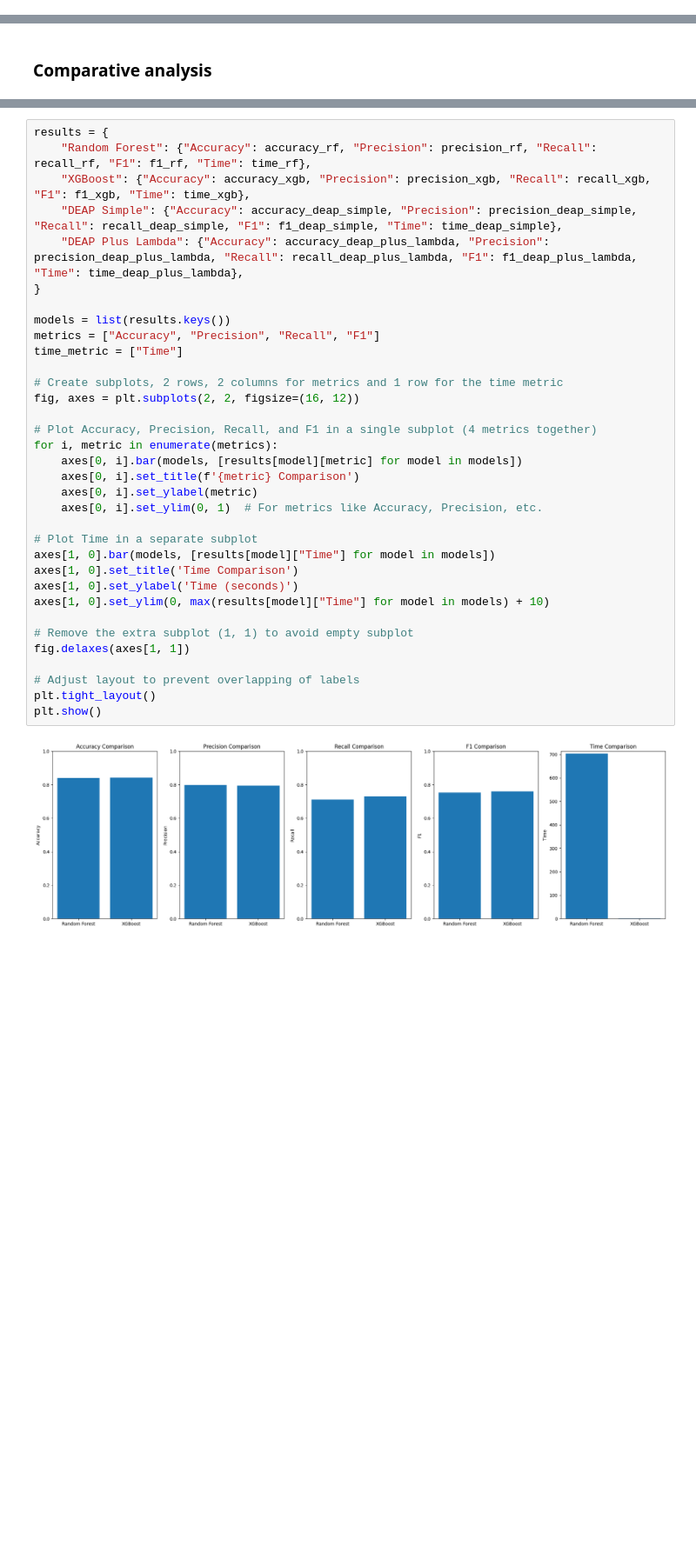
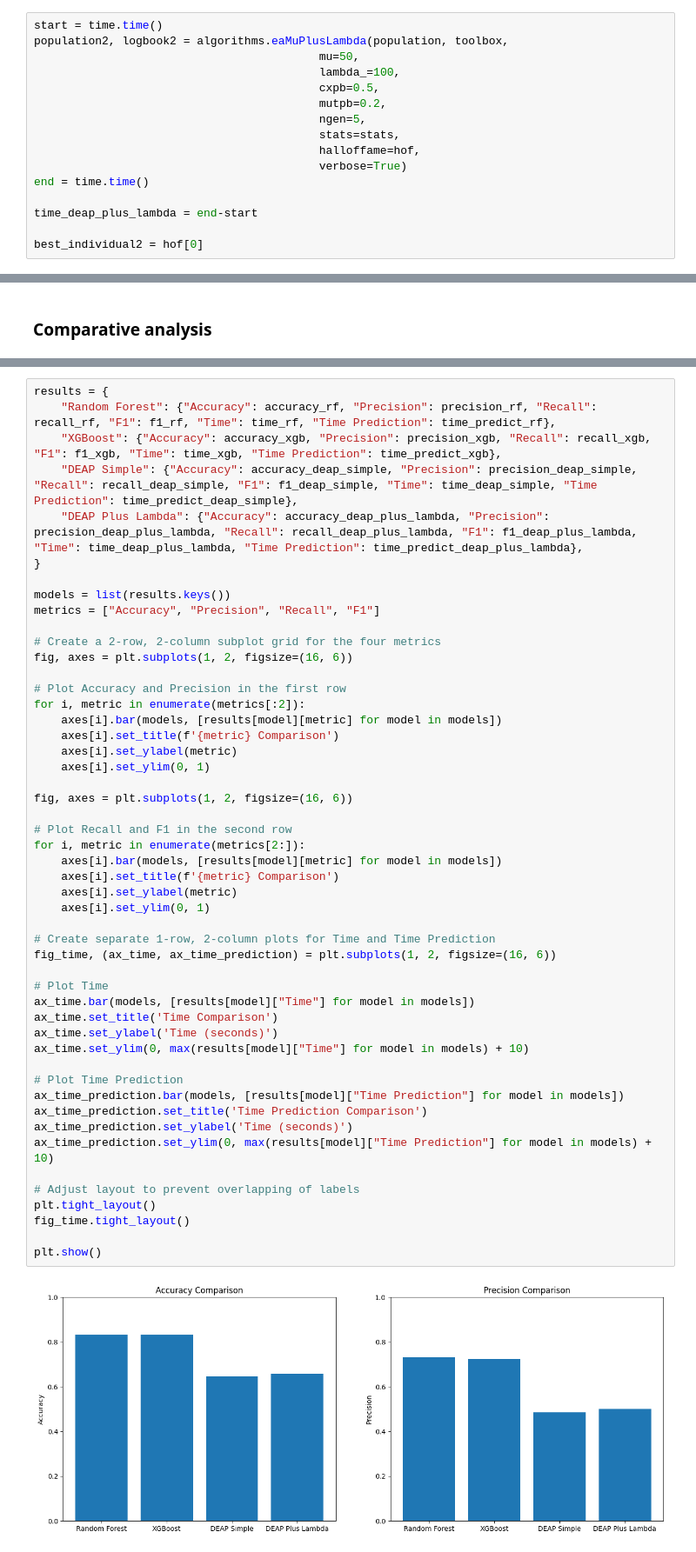
Before and after one commit to MikeCheek/Higgs-Bozon-Detection, a Jupyter notebook: project.ipynb, the cells around one changed output, grey strips where cells are left out. Shown at 87% size. Cells and saved outputs as stored; diff of their text form; blank space fills up the shorter version.

```diff
--- a/project.ipynb
+++ b/project.ipynb
@@ -521,0 +416,16 @@ No data to plot.
+# %%
+start = time.time()
+population2, logbook2 = algorithms.eaMuPlusLambda(population, toolbox,
+                                          mu=50,
+                                          lambda_=100,
+                                          cxpb=0.5,
+                                          mutpb=0.2,
+                                          ngen=5,
+                                          stats=stats,
+                                          halloffame=hof,
+                                          verbose=True)
+end = time.time()
+
+time_deap_plus_lambda = end-start
+
+best_individual2 = hof[0]
@@ -556,36 +558,52 @@ No data to plot.
 # %%
 results = {
-    "Random Forest": {"Accuracy": accuracy_rf, "Precision": precision_rf, "Recall": recall_rf, "F1": f1_rf, "Time": time_rf},
-    "XGBoost": {"Accuracy": accuracy_xgb, "Precision": precision_xgb, "Recall": recall_xgb, "F1": f1_xgb, "Time": time_xgb},
-    "DEAP Simple": {"Accuracy": accuracy_deap_simple, "Precision": precision_deap_simple, "Recall": recall_deap_simple, "F1": f1_deap_simple, "Time": time_deap_simple},
-    "DEAP Plus Lambda": {"Accuracy": accuracy_deap_plus_lambda, "Precision": precision_deap_plus_lambda, "Recall": recall_deap_plus_lambda, "F1": f1_deap_plus_lambda, "Time": time_deap_plus_lambda},
+    "Random Forest": {"Accuracy": accuracy_rf, "Precision": precision_rf, "Recall": recall_rf, "F1": f1_rf, "Time": time_rf, "Time Prediction": time_predict_rf},
+    "XGBoost": {"Accuracy": accuracy_xgb, "Precision": precision_xgb, "Recall": recall_xgb, "F1": f1_xgb, "Time": time_xgb, "Time Prediction": time_predict_xgb},
+    "DEAP Simple": {"Accuracy": accuracy_deap_simple, "Precision": precision_deap_simple, "Recall": recall_deap_simple, "F1": f1_deap_simple, "Time": time_deap_simple, "Time Prediction": time_predict_deap_simple},
+    "DEAP Plus Lambda": {"Accuracy": accuracy_deap_plus_lambda, "Precision": precision_deap_plus_lambda, "Recall": recall_deap_plus_lambda, "F1": f1_deap_plus_lambda, "Time": time_deap_plus_lambda, "Time Prediction": time_predict_deap_plus_lambda},
 }
 
 models = list(results.keys())
 metrics = ["Accuracy", "Precision", "Recall", "F1"]
-time_metric = ["Time"]
 
-# Create subplots, 2 rows, 2 columns for metrics and 1 row for the time metric
-fig, axes = plt.subplots(2, 2, figsize=(16, 12))
+# Create a 2-row, 2-column subplot grid for the four metrics
+fig, axes = plt.subplots(1, 2, figsize=(16, 6))
 
-# Plot Accuracy, Precision, Recall, and F1 in a single subplot (4 metrics together)
-for i, metric in enumerate(metrics):
-    axes[0, i].bar(models, [results[model][metric] for model in models])
-    axes[0, i].set_title(f'{metric} Comparison')
-    axes[0, i].set_ylabel(metric)
-    axes[0, i].set_ylim(0, 1)  # For metrics like Accuracy, Precision, etc.
+# Plot Accuracy and Precision in the first row
+for i, metric in enumerate(metrics[:2]):
+    axes[i].bar(models, [results[model][metric] for model in models])
+    axes[i].set_title(f'{metric} Comparison')
+    axes[i].set_ylabel(metric)
+    axes[i].set_ylim(0, 1)
 
-# Plot Time in a separate subplot
-axes[1, 0].bar(models, [results[model]["Time"] for model in models])
-axes[1, 0].set_title('Time Comparison')
-axes[1, 0].set_ylabel('Time (seconds)')
-axes[1, 0].set_ylim(0, max(results[model]["Time"] for model in models) + 10)
+fig, axes = plt.subplots(1, 2, figsize=(16, 6))
 
-# Remove the extra subplot (1, 1) to avoid empty subplot
-fig.delaxes(axes[1, 1])
+# Plot Recall and F1 in the second row
+for i, metric in enumerate(metrics[2:]):
+    axes[i].bar(models, [results[model][metric] for model in models])
+    axes[i].set_title(f'{metric} Comparison')
+    axes[i].set_ylabel(metric)
+    axes[i].set_ylim(0, 1)
+
+# Create separate 1-row, 2-column plots for Time and Time Prediction
+fig_time, (ax_time, ax_time_prediction) = plt.subplots(1, 2, figsize=(16, 6))
+
+# Plot Time
+ax_time.bar(models, [results[model]["Time"] for model in models])
+ax_time.set_title('Time Comparison')
+ax_time.set_ylabel('Time (seconds)')
+ax_time.set_ylim(0, max(results[model]["Time"] for model in models) + 10)
+
+# Plot Time Prediction
+ax_time_prediction.bar(models, [results[model]["Time Prediction"] for model in models])
+ax_time_prediction.set_title('Time Prediction Comparison')
+ax_time_prediction.set_ylabel('Time (seconds)')
+ax_time_prediction.set_ylim(0, max(results[model]["Time Prediction"] for model in models) + 10)
 
 # Adjust layout to prevent overlapping of labels
 plt.tight_layout()
+fig_time.tight_layout()
+
 plt.show()
 # %% [output]
-[figure, old version]
+[figure, new version]
```
Also changed, not shown: parts of 46 cells of this notebook, 2 other files.
